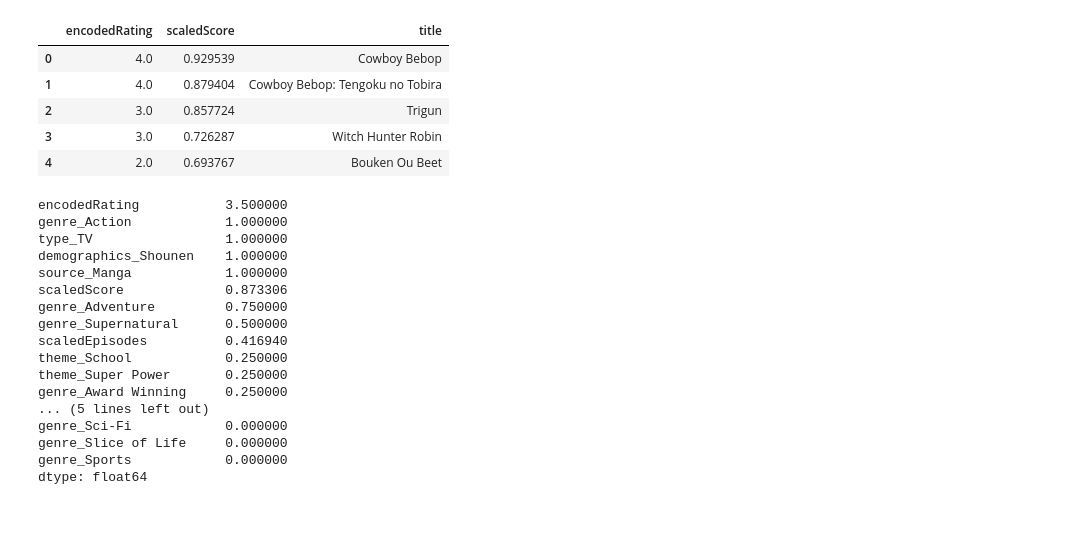
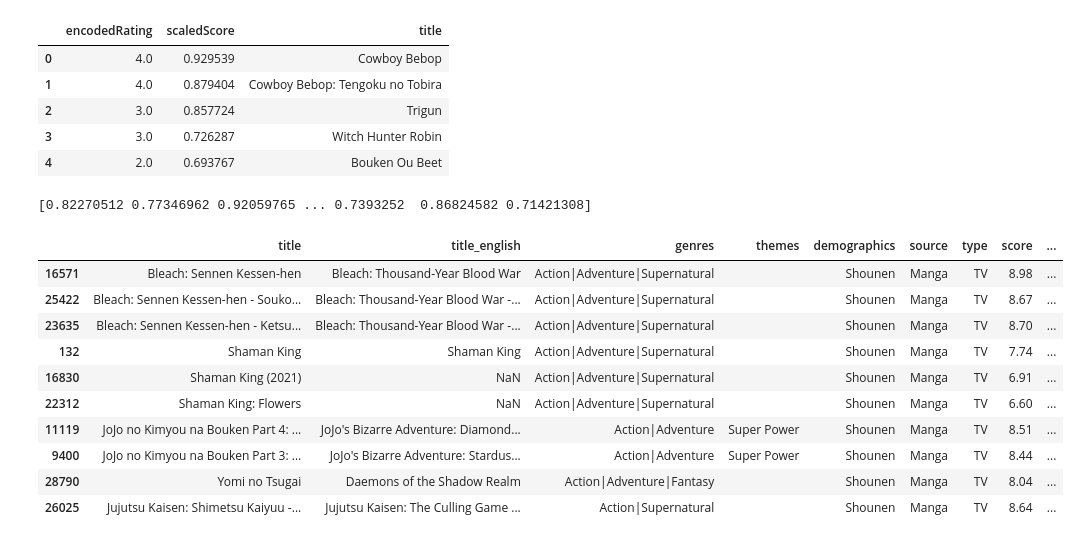
Before and after one commit to droxuz/anime-ner-transformer, a Jupyter notebook: anime_dataset.ipynb, the cells around one changed output. Saved outputs shown, nothing was run; the diff lists cells and outputs as text; code cells hidden in the pictures; blank space fills up the shorter version.

Commit message:
Cosine Similarity Content based Filtering

```diff
--- a/anime_dataset.ipynb
+++ b/anime_dataset.ipynb
@@ -293,43 +293,50 @@ cleaned_data['scaledEpisodes'] = episode_scaler.fit_transform(cleaned_data[['log
 # %%
 # Cosine Similarity
 # N Episodes, Studios, Genres, Demographics, Type, Score, Source, Age rating
 from sklearn.metrics.pairwise import cosine_similarity
 
 feature_columns = (
     genre_columns +
     theme_columns +
     demographic_columns +
     type_source_columns +
     ['scaledEpisodes', 'scaledScore', 'encodedRating']
 )
 # Removed studioFreq
 
 liked_anime = ['One Piece', 'Bleach', 'Jujutsu Kaisen', "JoJo's Bizarre Adventure: Stardust Crusaders"]
 
 liked_rows = cleaned_data[cleaned_data["title"].isin(liked_anime) | cleaned_data["title_english"].isin(liked_anime)]
 
 anime_features = cleaned_data[feature_columns]
 
 liked_vector = anime_features.loc[liked_rows.index]
 
 liked_profile = liked_vector.mean(axis = 0)
 
 liked_profile.sort_values(ascending=False).head(20)
+
+similarity_score = cosine_similarity(anime_features,liked_profile.values.reshape(1,-1)).flatten()
+
+cleaned_data["recommendationScore"] = similarity_score
+
+recommendations = cleaned_data.sort_values("recommendationScore", ascending=False)
+
+recommendations = recommendations[~(recommendations["title"].isin(liked_anime) | recommendations["title_english"].isin(liked_anime))]
+
+recommendations[
+    ["title", "title_english", "genres", "themes", "demographics", "source", "type", "score", "recommendationScore"]
+].head(25)
 # %% [output]
-encodedRating           3.500000
-genre_Action            1.000000
-type_TV                 1.000000
-demographics_Shounen    1.000000
-source_Manga            1.000000
-scaledScore             0.873306
-genre_Adventure         0.750000
-genre_Supernatural      0.500000
-scaledEpisodes          0.416940
-theme_School            0.250000
-theme_Super Power       0.250000
-genre_Award Winning     0.250000
-... (5 lines left out)
-genre_Sci-Fi            0.000000
-genre_Slice of Life     0.000000
-genre_Sports            0.000000
-dtype: float64
+[0.82270512 0.77346962 0.92059765 ... 0.7393252  0.86824582 0.71421308]
+|  | title | title_english | genres | themes | demographics | source | type | score | ... |
+| 16571 | Bleach: Sennen Kessen-hen | Bleach: Thousand-Year Blood War | Action|Adventure|Supernatural |  | Shounen | Manga | TV | 8.98 | ... |
+| 25422 | Bleach: Sennen Kessen-hen - Souko... | Bleach: Thousand-Year Blood War -... | Action|Adventure|Supernatural |  | Shounen | Manga | TV | 8.67 | ... |
+| 23635 | Bleach: Sennen Kessen-hen - Ketsu... | Bleach: Thousand-Year Blood War -... | Action|Adventure|Supernatural |  | Shounen | Manga | TV | 8.70 | ... |
+| 132 | Shaman King | Shaman King | Action|Adventure|Supernatural |  | Shounen | Manga | TV | 7.74 | ... |
+| 16830 | Shaman King (2021) | NaN | Action|Adventure|Supernatural |  | Shounen | Manga | TV | 6.91 | ... |
+| 22312 | Shaman King: Flowers | NaN | Action|Adventure|Supernatural |  | Shounen | Manga | TV | 6.60 | ... |
+| 11119 | JoJo no Kimyou na Bouken Part 4: ... | JoJo's Bizarre Adventure: Diamond... | Action|Adventure | Super Power | Shounen | Manga | TV | 8.51 | ... |
+| 9400 | JoJo no Kimyou na Bouken Part 3: ... | JoJo's Bizarre Adventure: Stardus... | Action|Adventure | Super Power | Shounen | Manga | TV | 8.44 | ... |
+| 28790 | Yomi no Tsugai | Daemons of the Shadow Realm | Action|Adventure|Fantasy |  | Shounen | Manga | TV | 8.04 | ... |
+| 26025 | Jujutsu Kaisen: Shimetsu Kaiyuu -... | Jujutsu Kaisen: The Culling Game ... | Action|Supernatural |  | Shounen | Manga | TV | 8.64 | ... |
```
